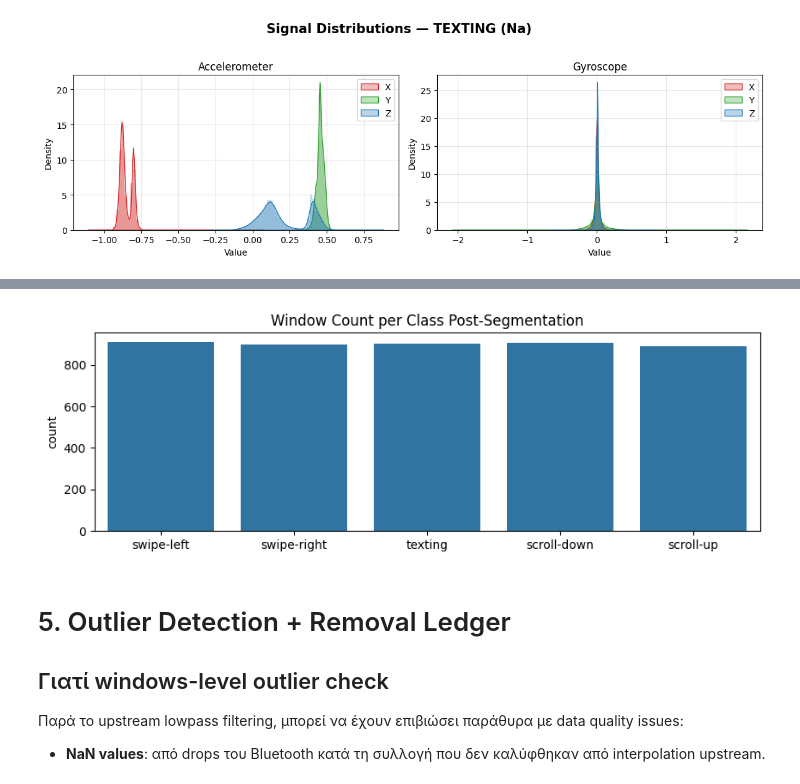
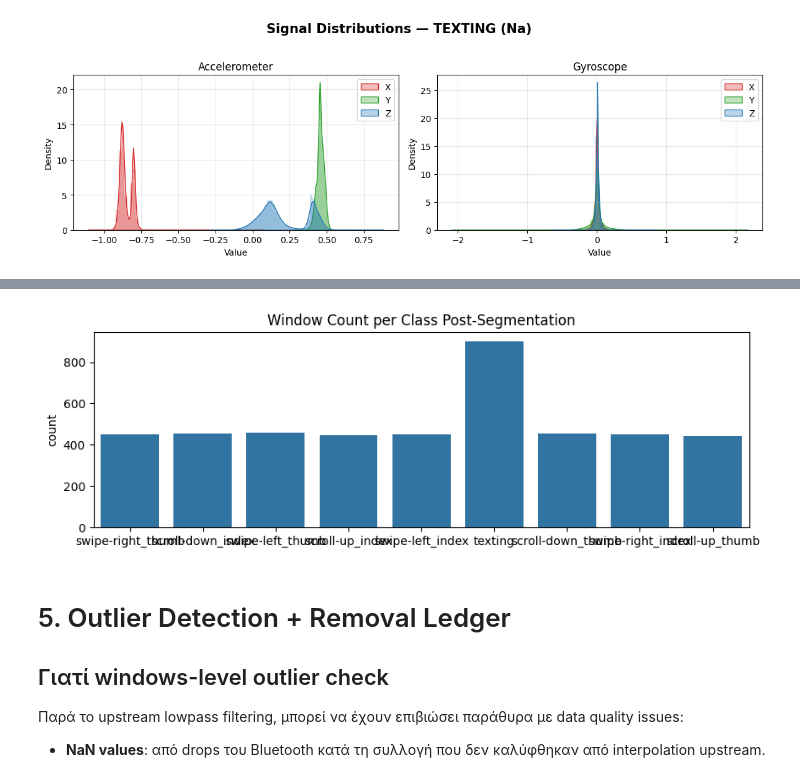
Before and after one commit to vasilisbit/social-media-gesture-recognition, a Jupyter notebook: aiot_project_eda_segmentation.ipynb, the cells around one changed output, grey strips where cells are left out. Cells and saved outputs as stored; diff of their text form; code cells hidden in the pictures.

```diff
--- a/aiot_project_eda_segmentation.ipynb
+++ b/aiot_project_eda_segmentation.ipynb
@@ -144,30 +146,33 @@ plot_signal_histograms(df_all)
 # %%
 all_windows, all_labels, all_users, all_session_ids = [], [], [], []
 
 # Segmentation using sliding window (per session)
 for sid, sub in df_all.groupby("session_id"):
     df_sess = sub[["acc_x", "acc_y", "acc_z", "gyr_x", "gyr_y", "gyr_z"]].reset_index(drop=True)
-    label = sub["gesture_id"].iloc[0]
+    # Fine-grained label: the directional gestures are split by finger
+    # (thumb vs index produce different IMU signatures); texting has
+    # finger="na" and stays one class. Yields 9 classes overall.
+    label = gesture_label(sub["gesture_id"].iloc[0], sub["finger"].iloc[0])
     user = sub["user"].iloc[0]
 
     windows = sliding_window_pd(
         df_sess,
         ws=cfg["sliding_window"]["ws"],
         overlap=cfg["sliding_window"]["overlap"],
         w_type=cfg["sliding_window"]["w_type"],
         w_center=cfg["sliding_window"].get("w_center", True),
         print_stats=False
     )
 
     all_windows.extend(windows)
     all_labels.extend([label] * len(windows))
     all_users.extend([user] * len(windows))
     all_session_ids.extend([sid] * len(windows))
 
 # Post-segmentation class balance check
 plot_windows_per_class(all_labels)
 # %% [output]
-[figure, old version]
+[figure, new version]
 # %% [markdown]
 # 5. Outlier Detection + Removal Ledger
 
```
Also changed, not shown: parts of 3 cells of this notebook, 1 other file.
